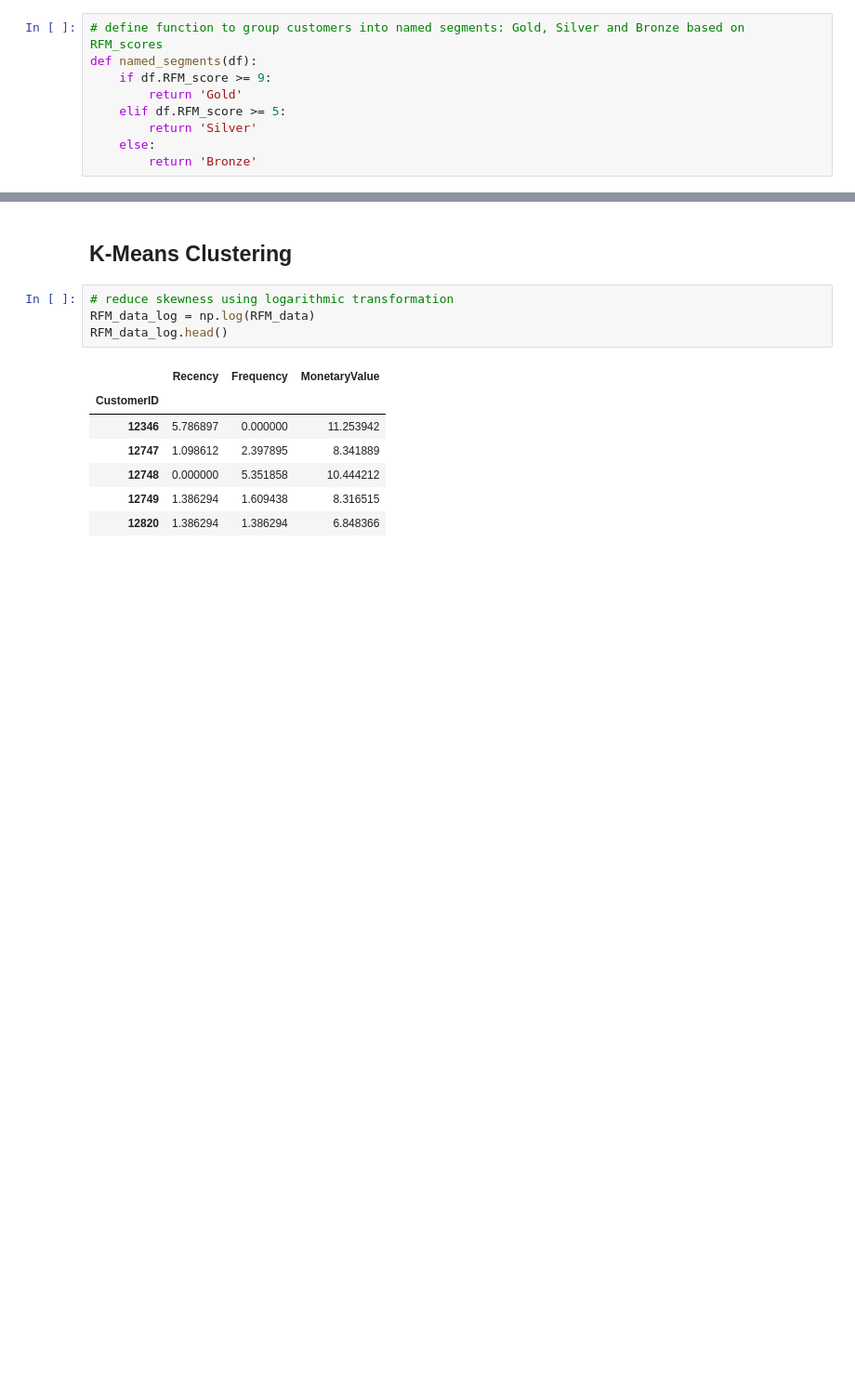
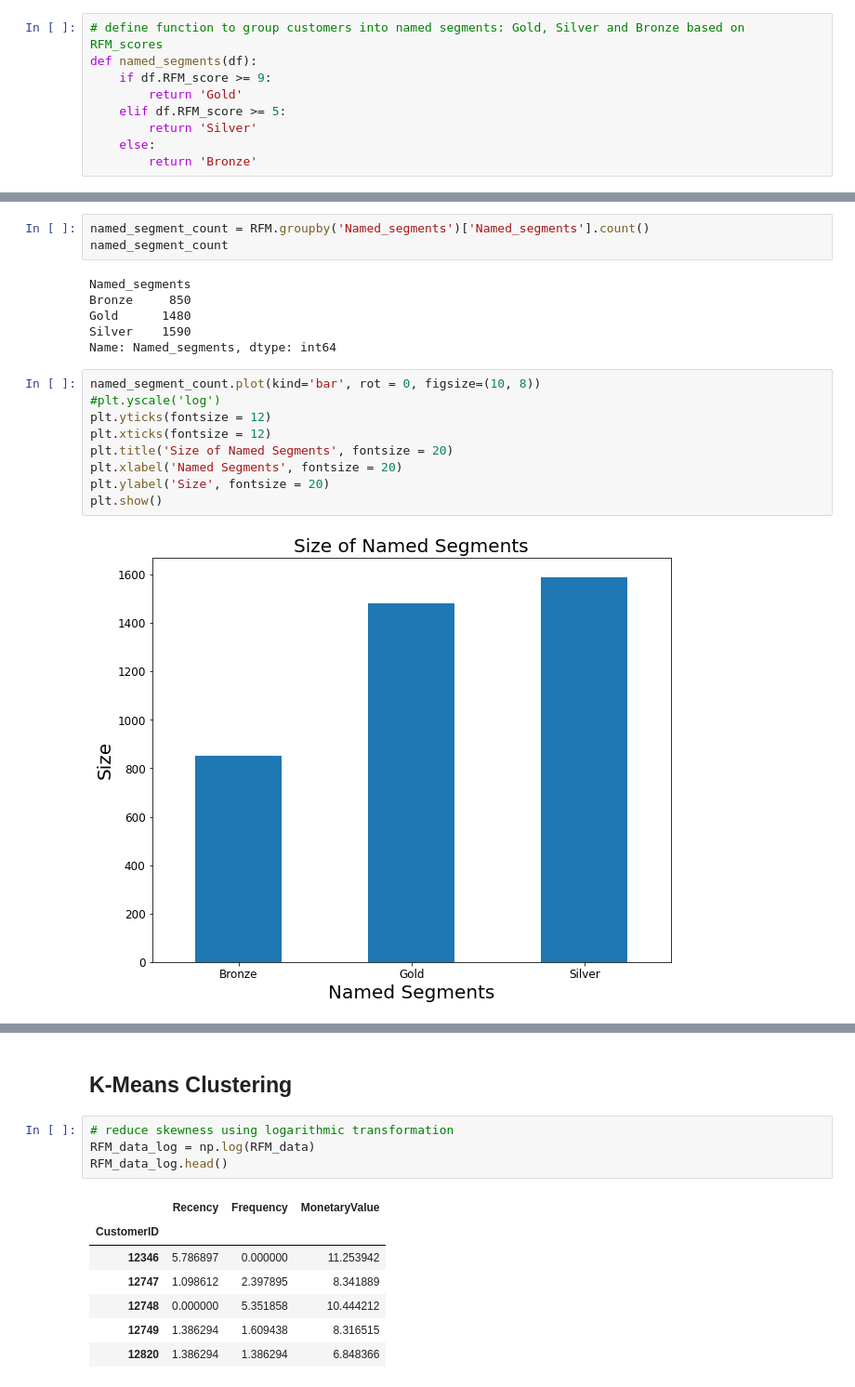
Before and after one commit to xinwang-us/DataScienceCapstoneThree, a Jupyter notebook: capstone_project3_modeling.ipynb, the cells around one changed output, grey strips where cells are left out. Shown at 93% size. Cells and saved outputs as stored; diff of their text form; blank space fills up the shorter version.

```diff
--- a/capstone_project3_modeling.ipynb
+++ b/capstone_project3_modeling.ipynb
@@ -178,3 +168,23 @@ RFM.head()
+# %%
+named_segment_count = RFM.groupby('Named_segments')['Named_segments'].count()
+named_segment_count
+# %% [output]
+Named_segments
+Bronze     850
+Gold      1480
+Silver    1590
+Name: Named_segments, dtype: int64
+# %%
+named_segment_count.plot(kind='bar', rot = 0, figsize=(10, 8))
+#plt.yscale('log')
+plt.yticks(fontsize = 12)
+plt.xticks(fontsize = 12)
+plt.title('Size of Named Segments', fontsize = 20)
+plt.xlabel('Named Segments', fontsize = 20)
+plt.ylabel('Size', fontsize = 20)
+plt.show()
+# %% [output]
+[figure, added]
 # %%
 # summary metrics for each named segment
 RFM.groupby('Named_segments').agg({'Recency':'mean', 'Frequency':'mean', 'MonetaryValue': ['mean', 'count']}).round(1)
```
Also changed, not shown: parts of 10 cells of this notebook.
